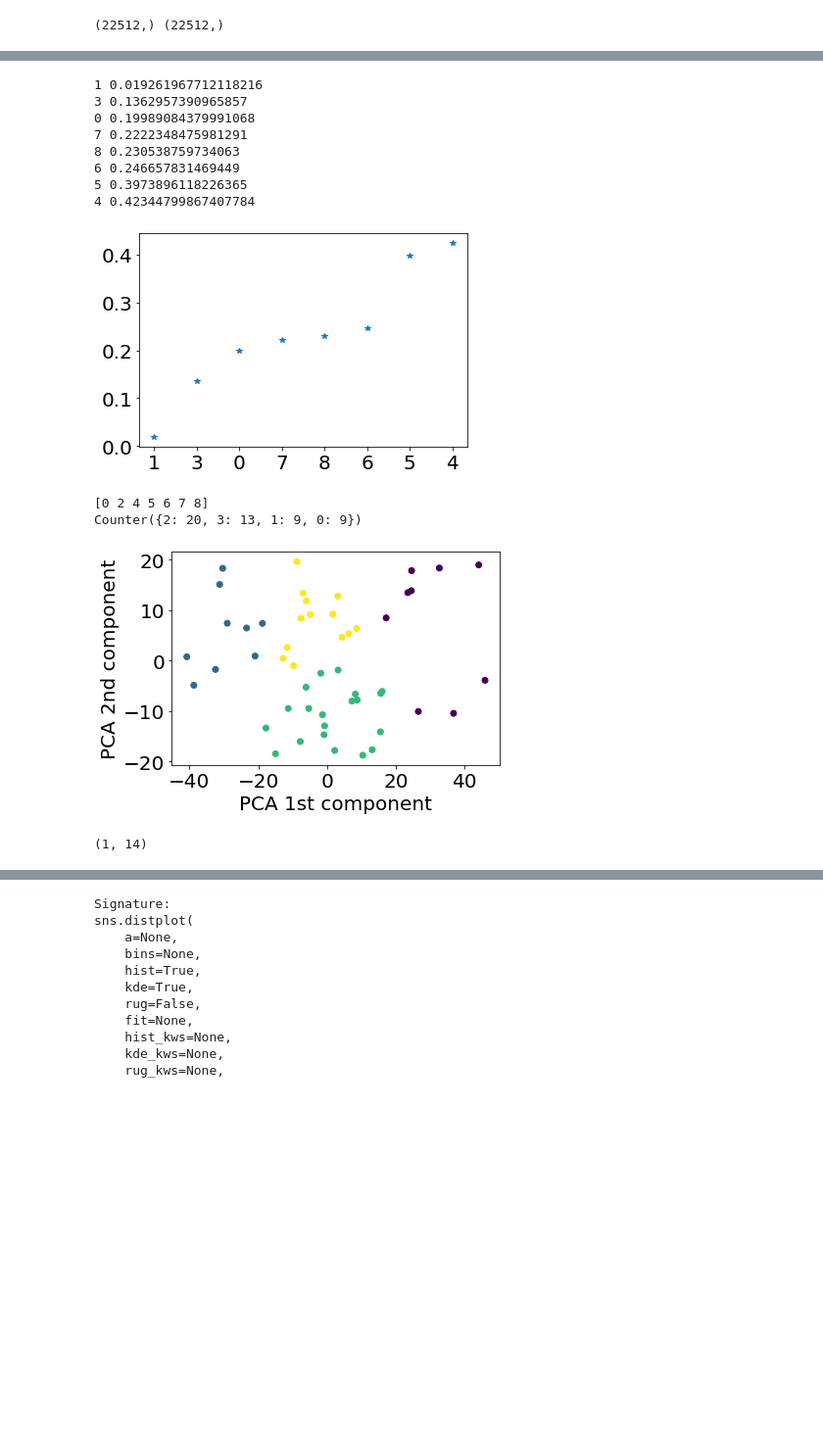
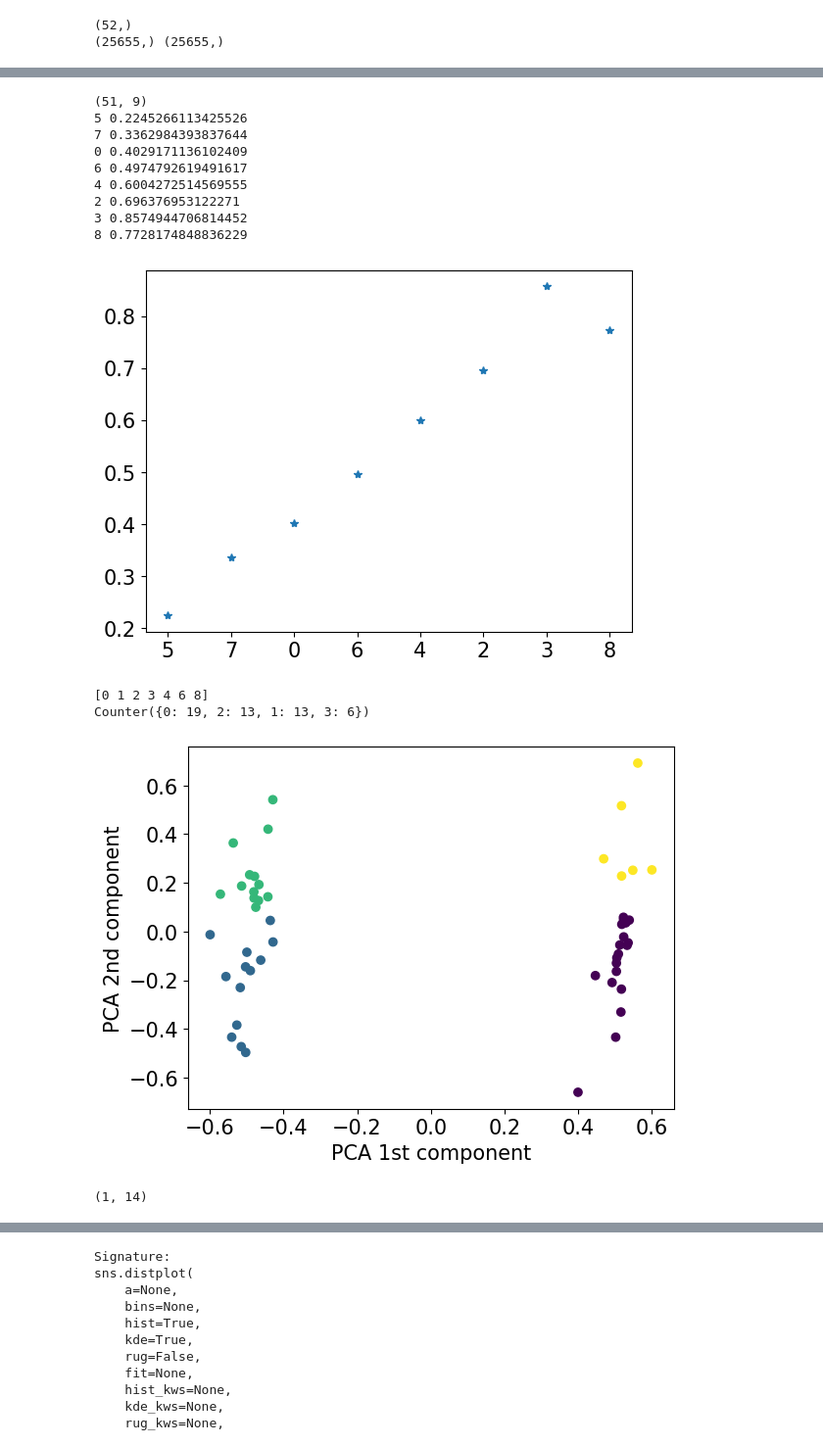
Before and after one commit to aungkonazim/mrisk, a Jupyter notebook: preprocess_event_encoded_data.ipynb, the cells around one changed output, grey strips where cells are left out. Shown at 98% size. Cells and saved outputs as stored; diff of their text form; code cells hidden in the pictures; blank space fills up the shorter version.

Commit message:
a final evaluation checkpoint

```diff
--- a/preprocess_event_encoded_data.ipynb
+++ b/preprocess_event_encoded_data.ipynb
@@ -100,12 +104,14 @@ user_indices = ['3016','047dfad3-0807-37f0-bc90-7fd9dedb9bde','3002','1f879d60-3
 
 
 data = pickle.load(open('./data/parsed_data/episode_encoded_30_prediction_60_new.p','rb'))
+
 inc = ['3002', '3004', '3005', '3006', '3007', '3009', '3013', '3014', '3015', '3022', '3024', '3025', '3029', '3031', '3033',
  '3036', '3038', '3041', '3045', '3048', '3050', '3053', '3076', '3077', '3079', '3086', '3088', '3091', '3095', '3099',
  '3101', '3102', '3122', '3125', '3126', '3128', '3133', '3135', '3137', '3138', '3139', '3143', '3145', '3148', '3152',
  '3153', '3158', '3160', '3164', '3165', '3166', '3168']
 data = data[data.user.isin(inc)]
 data = data[data.stress_seen_so_far==1]
+print(data.user.unique().shape)
 data['time_of_day_encoded'] = list(np.array(OneHotEncoder().fit_transform(data['time_of_day'].values.reshape(-1,1)).todense()))
 data['time_of_day_encoded'] = data['time_of_day_encoded'].apply(lambda a:list(a))
 data['weekday'] = data['static_features'].apply(lambda a:a[0])
@@ -116,8 +122,18 @@ gender_clf = OneHotEncoder()
 gender_clf.fit(data['gender'].values.reshape(-1,1))
 data['gender_encoded'] = list(np.array(gender_clf.transform(data['gender'].values.reshape(-1,1)).todense()))
 data['gender_encoded'] = data['gender_encoded'].apply(lambda a:list(a))
-data['feature_final'] = data.apply(lambda a:np.array(list(a['feature'])+list(a['daily'])+list(a['location_features'])+list(a['smoking_event_features'])+list(a['time_of_day_encoded'])).reshape(1,-1),
-                                   axis=1)
+data['feature_final'] = data.apply(lambda a:np.array(list(a['feature'])+list(a['daily'])+
+                                                     list(a['location_features'])+list(a['time_of_day_encoded'])).reshape(1,-1),axis=1)
+# a['gender_encoded'][0],a['static_features'][-1]
+# +list(a['smoking_event_features'])
+
+# data['feature_final'].values[0].shape
+
+
+
+
+
+# list(a['stress'])+list(a['activity'])+
 data['static_features'] = data.apply(lambda a:np.array([
                                                         a['static_features'][-1],a['gender_encoded'][0]
                                                        ]).reshape(1,-1),
@@ -242,7 +258,12 @@ for K1 in Ks:
         features.append(df_seq[df_seq.user==user].static_features.values[0])
         users.append(user)
     phenotype_features = np.concatenate(features)
+    features_raw = phenotype_features.copy()
+    from sklearn.preprocessing import MinMaxScaler, RobustScaler, StandardScaler
+    phenotype_features = MinMaxScaler().fit_transform(phenotype_features)
+    print(phenotype_features.shape)
     X = phenotype_features
+    from sklearn.cluster import AgglomerativeClustering
     index = list(np.arange(X.shape[1]))
     xx = []
     yy = []
@@ -251,7 +272,7 @@ for K1 in Ks:
         y = []
         for i in index:
             index_now = [j for j in index if j!=i]
-            cluseterer = OPTICS(min_samples=3).fit(X[:,np.array(index_now)])
+            cluseterer = AgglomerativeClustering(n_clusters=4).fit(X[:,np.array(index_now)])
             try:
                 y.append(silhouette_score(X[:,np.array(index_now)],cluseterer.labels_))
                 x.append(i)
@@ -280,7 +301,8 @@ for K1 in Ks:
         index_of_features_remove.append(int(xx[i]))
     index_of_features_kept= np.array([i for i in np.arange(X.shape[1]) if i not in index_of_features_remove])
     print(index_of_features_kept)
-    cluseterer = KMeans(n_clusters=4).fit(phenotype_features[:,index_of_features_kept])
+    cluseterer = AgglomerativeClustering(n_clusters=4).fit(PCA(n_components=2).fit_transform(phenotype_features[:,index_of_features_kept]))
+        # phenotype_features[:,index_of_features_kept])
     y = cluseterer.labels_
     print(Counter(y))
     xx = phenotype_features[y>-1]
@@ -293,6 +315,7 @@ for K1 in Ks:
     plt.show()
     cluster_dict = {a:y[i] for i,a in enumerate(users)}
     xxx = xx[:,index_of_features_kept]
+    features_raw = features_raw[:,index_of_features_kept]
     cluster_features = {a:list(xxx[y==y[i],:].mean(axis=0)) for i,a in enumerate(users)}
     df_seq['cluster_label'] = df_seq['user'].apply(lambda a:cluster_dict[a])
     df_seq['static_features'] = df_seq.apply(lambda a:
@@ -310,7 +333,8 @@ for K1 in Ks:
                 'Gender']
     feature_names_final = [[feature_names[i] for i in index_of_features_kept]]*df_seq.shape[0]
     df_seq['feature_names'] = feature_names_final
-    pickle.dump(df_seq,open('./data/episode_encoded_lagged_data/episode_encoded_'+'lagged_'+str(K1)+'_windows_standardized_phenotype.p','wb'))
+    pickle.dump(df_seq,open('./data/episode_encoded_lagged_data/episode_encoded_'+'lagged_'+str(K1)+'_windows_standardized_phenotype_with_episode_cluster_check','wb'))
 # %% [output]
-(22512,) (22512,)
+(52,)
+(25655,) (25655,)
 [Parallel(n_jobs=-1)]: Using backend LokyBackend with 24 concurrent workers.
@@ -319,13 +343,14 @@ for K1 in Ks:
-1 0.019261967712118216
-3 0.1362957390965857
-0 0.19989084379991068
-7 0.2222348475981291
-8 0.230538759734063
-6 0.246657831469449
-5 0.3973896118226365
-4 0.42344799867407784
+(51, 9)
+5 0.2245266113425526
+7 0.3362984393837644
+0 0.4029171136102409
+6 0.4974792619491617
+4 0.6004272514569555
+2 0.696376953122271
+3 0.8574944706814452
+8 0.7728174848836229
-[figure, old version]
+[figure, new version]
-[0 2 4 5 6 7 8]
-Counter({2: 20, 3: 13, 1: 9, 0: 9})
+[0 1 2 3 4 6 8]
+Counter({0: 19, 2: 13, 1: 13, 3: 6})
-[figure, old version]
+[figure, new version]
 (1, 14)
```
Also changed, not shown: parts of 15 cells of this notebook, 10 other files.
